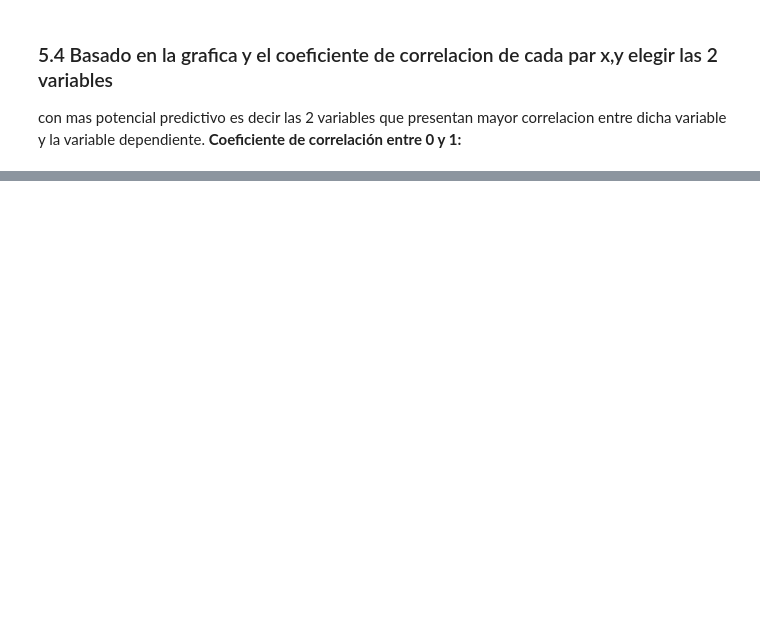
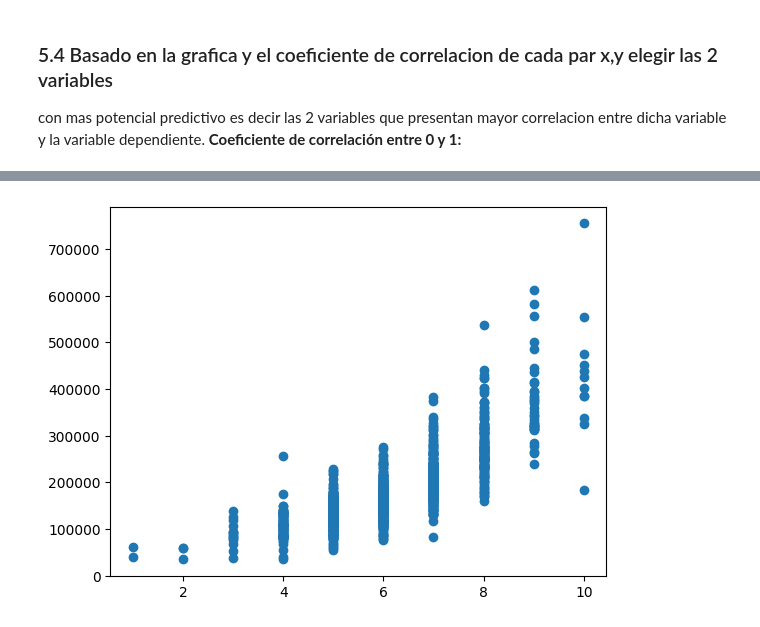
Before and after one commit to andrewhdz130794/Proyecto_Final, a Jupyter notebook: Proyecto_1.ipynb, the cells around one changed output, grey strips where cells are left out. Saved outputs shown, nothing was run; the diff lists cells and outputs as text; code cells hidden in the pictures; blank space fills up the shorter version.

```diff
--- a/Proyecto_1.ipynb
+++ b/Proyecto_1.ipynb
@@ -116,0 +138,21 @@ entre dicha variable y la variable dependiente. **Coeficiente de correlación en
+# %%
+# Para poder hacer la regresion lineal hay que dividir la matriz en 2 ya que si no no nos compila
+#Establecemos que correlacion a la que deseamos aplicarle la regresion lineal
+#Tomamos la correlacion entre 0 y 1
+x = data_entrenamiento[1]
+y = data_entrenamiento[0]
+#Establecemos el numero de ciclo completo de entrenamiento (Verificar en grafica si es la cantidad correcta)
+epochs = 10
+# Dividimos X
+x_1 = islice(x, 0, len(x) // 2)
+x_2 = islice(x, len(x) // 2, len(x))
+
+# Unimos X_1 y X_2 y lo convertimos en una lista
+x_final = np.array([list(x_1), list(x_2)])
+
+# Dividimos Y
+y_1 = islice(y, 0, len(y) // 2)
+y_2 = islice(y, len(y) // 2, len(y))
+
+# Unimos y_1 y y_2 y lo convertimos en una lista
+y_final = np.array([list(y_1), list(y_2)])
@@ -116,0 +165,5 @@ entre dicha variable y la variable dependiente. **Coeficiente de correlación en
+# %%
+plt.scatter(x_final, y_final)
+plt.show()
+# %% [output]
+[figure, added]
```
Also changed, not shown: parts of 9 cells of this notebook.
